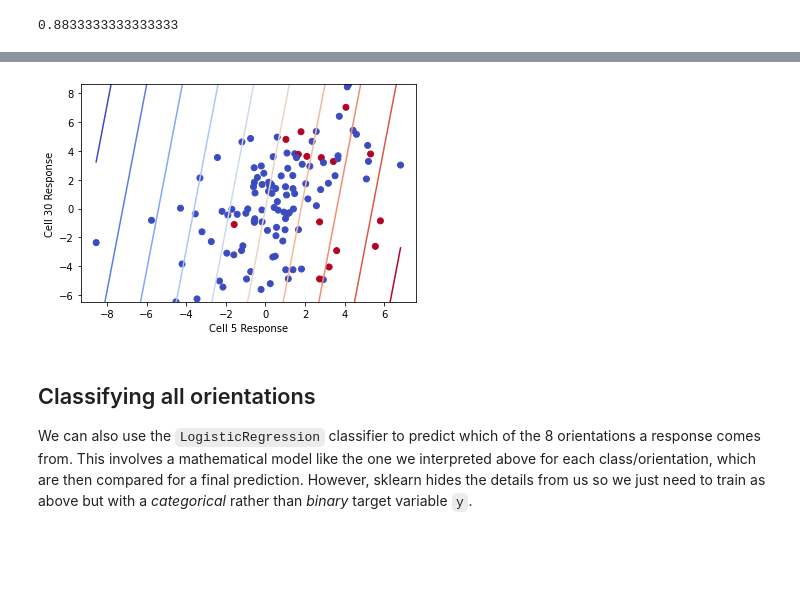
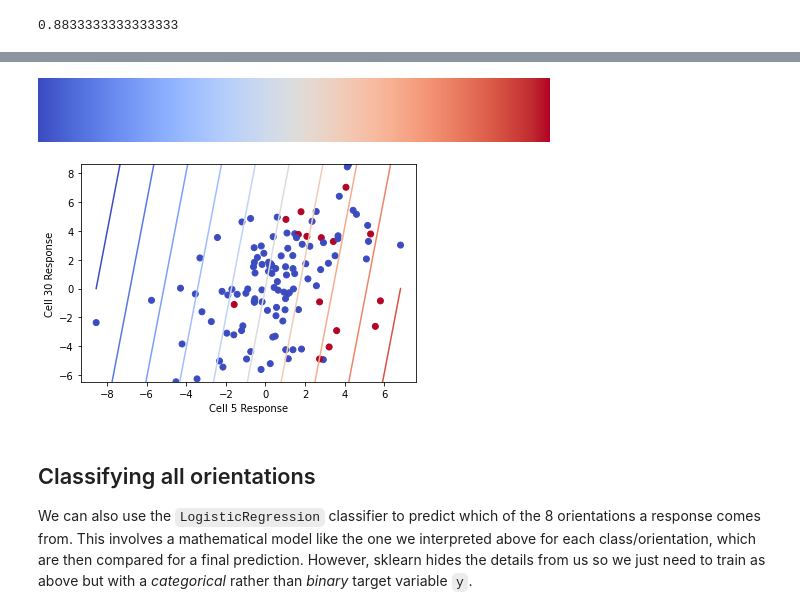
Before and after one commit to AllenSWDB/TReND_2024, a Jupyter notebook: code/Day 2 - population decoding.ipynb, the cells around one changed output, grey strips where cells are left out. Drawn from its saved outputs; the diff is of its cells as text; code cells hidden in the pictures; blank space fills up the shorter version.

```diff
--- a/code/Day 2 - population decoding.ipynb
+++ b/code/Day 2 - population decoding.ipynb
@@ -88,34 +88,39 @@ import numpy as np
-# %%
-
-# Get the responses of the selected cells
-
-cell1_responses = selected_responses.loc[:, cells_index[0]]
-cell2_responses = selected_responses.loc[:, cells_index[1]]
-plt.scatter(cell1_responses, cell2_responses, c=y, cmap='coolwarm')
-
-# Add a line showing the dividing line from the parameters of the classifier
-coef = model.coef_[0]
-
-x_line = np.linspace(cell1_responses.min(), cell1_responses.max(), 100)
-
-n = 10  # number of colors
-# Get coolwarm colormap
-cmap = plt.cm.coolwarm
-# Generate a list of n colors from cool to warm
-colors = [cmap(i) for i in np.linspace(0, 1, n)]
-
-for i in range(n):
-    y_line = ((i-n/2) - coef[0] * x_line) / coef[1]
-    plt.plot(x_line, y_line, color=colors[i])
-
-# Set the labels and title
-plt.xlabel(f'Cell {cells_index[0]} Response')
-plt.ylabel(f'Cell {cells_index[1]} Response')
-plt.ylim(cell2_responses.min(), cell2_responses.max())
-# Show the plot
-plt.show()
-# %% [output]
-[figure, removed]
+# %%
+# the coolwarm colormap is nice for probabilities, mapping values between 0 and 1 to colors from blue to red
+cmap = plt.cm.coolwarm
+cmap
+# %% [output]
+[figure, added]
+# %%
+# we can use this colormap to color our response scatterplot by the binary targets y
+cell1_responses = selected_responses.loc[:, cells_index[0]]
+cell2_responses = selected_responses.loc[:, cells_index[1]]
+plt.scatter(cell1_responses, cell2_responses, c=y, cmap='coolwarm')
+plt.xlabel(f'Cell {cells_index[0]} Response')
+plt.ylabel(f'Cell {cells_index[1]} Response')
+
+# Steps to add contours of varying probability from classifier:
+
+# pull the coefficient parameters k out of the classifier
+k = model.coef_[0]
+
+# pick a number of lines, and define the x-intercepts of those lines
+n = 10
+x_intercepts = np.linspace(cell1_responses.min(), cell1_responses.max(), n)
+# use these values for the x coordinates of each line also
+x_line = x_intercepts
+
+# for each line, define the y coordinates then plot with colors from cmap
+for i in range(n):
+    y_line = (x_intercepts[i] - x_line) * k[0] / k[1]
+    plt.plot(x_line, y_line, color=cmap(i/n))
+
+# adjust the plot bounds with plt.ylim
+plt.ylim(cell2_responses.min(), cell2_responses.max())
+
+plt.show()
+# %% [output]
+[figure, added]
 # %% [markdown]
 ## Classifying all orientations
 
```
Also changed, not shown: parts of 16 cells of this notebook.
